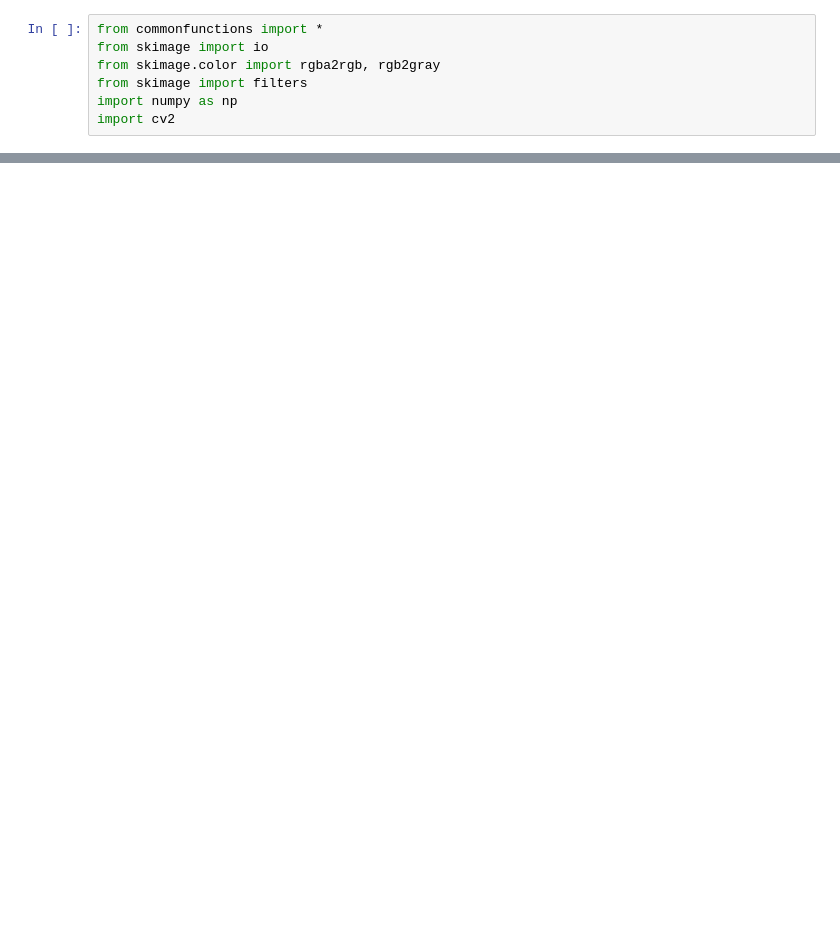
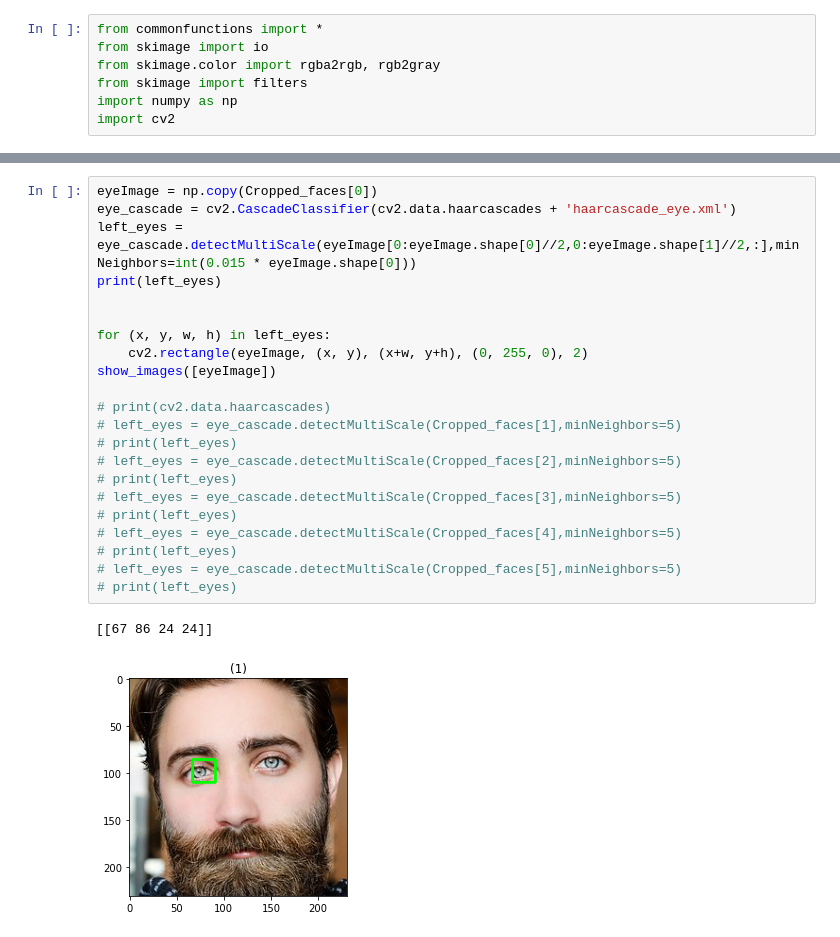
Before and after one commit to ammaryassereng/ImageProcessing_emotionDetection, a Jupyter notebook: project.ipynb, the cells around one changed output, grey strips where cells are left out. Saved outputs shown, nothing was run; the diff lists cells and outputs as text; blank space fills up the shorter version.

```diff
--- a/project.ipynb
+++ b/project.ipynb
@@ -58,0 +37,25 @@ print(left_eyes)
+# %%
+eyeImage = np.copy(Cropped_faces[0])
+eye_cascade = cv2.CascadeClassifier(cv2.data.haarcascades + 'haarcascade_eye.xml')
+left_eyes = eye_cascade.detectMultiScale(eyeImage[0:eyeImage.shape[0]//2,0:eyeImage.shape[1]//2,:],minNeighbors=int(0.015 * eyeImage.shape[0]))
+print(left_eyes)
+
+
+for (x, y, w, h) in left_eyes:
+    cv2.rectangle(eyeImage, (x, y), (x+w, y+h), (0, 255, 0), 2)
+show_images([eyeImage])
+
+# print(cv2.data.haarcascades)
+# left_eyes = eye_cascade.detectMultiScale(Cropped_faces[1],minNeighbors=5)
+# print(left_eyes)
+# left_eyes = eye_cascade.detectMultiScale(Cropped_faces[2],minNeighbors=5)
+# print(left_eyes)
+# left_eyes = eye_cascade.detectMultiScale(Cropped_faces[3],minNeighbors=5)
+# print(left_eyes)
+# left_eyes = eye_cascade.detectMultiScale(Cropped_faces[4],minNeighbors=5)
+# print(left_eyes)
+# left_eyes = eye_cascade.detectMultiScale(Cropped_faces[5],minNeighbors=5)
+# print(left_eyes)
+# %% [output]
+[[67 86 24 24]]
+[figure, added]
```
Also changed, not shown: parts of 3 cells of this notebook, 11 other files.
